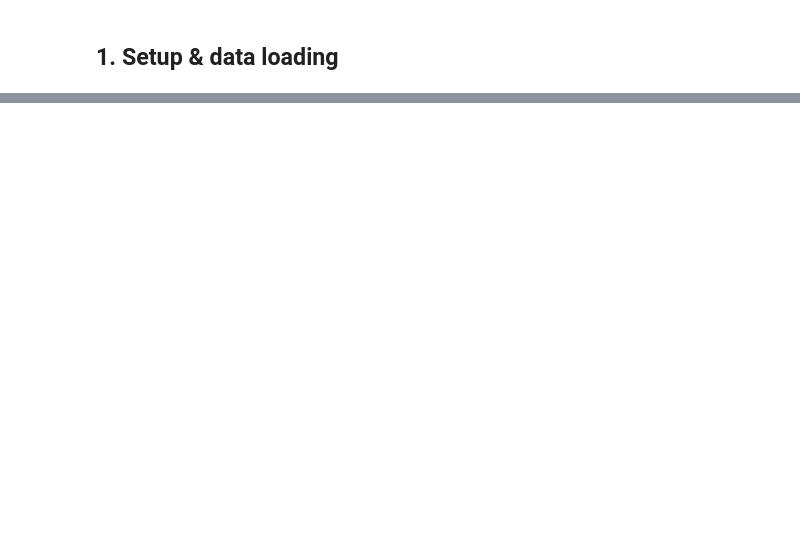
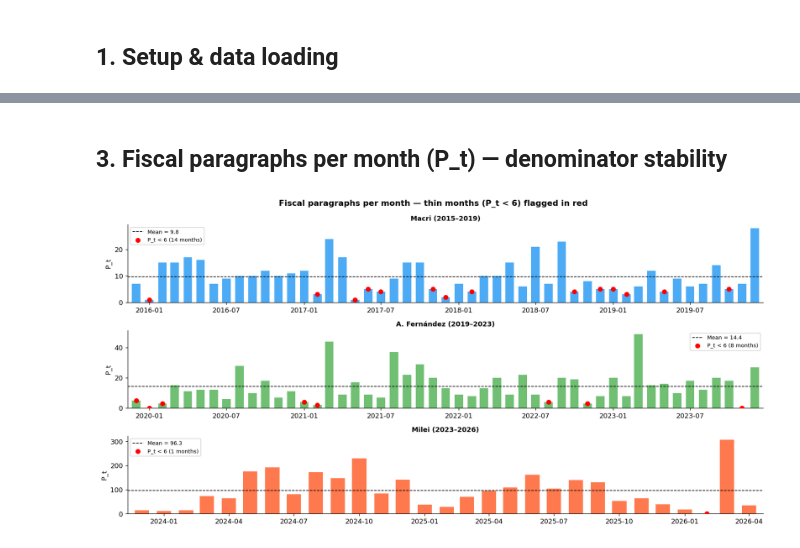
Before and after one commit to rayyaankazi1/Masters-Project, a Jupyter notebook: notebooks/02_eda_signals.ipynb, the cells around one changed output, grey strips where cells are left out. Saved outputs shown, nothing was run; the diff lists cells and outputs as text; code cells hidden in the pictures; blank space fills up the shorter version.

```diff
--- a/notebooks/02_eda_signals.ipynb
+++ b/notebooks/02_eda_signals.ipynb
@@ -575,26 +8,0 @@ plt.show()
-# %%
-# ── Full summary table ────────────────────────────────────────────────────────
-rows = []
-for pres in PRES_ORDER:
-    sub = speech[speech['president'] == pres]
-    hits = sub[sub['total_hits'] > 0]
-    rows.append({
-        'President':              pres,
-        'Speeches':               len(sub),
-        'Speeches w/ signal (%)': f"{(sub['total_hits']>0).mean()*100:.1f}",
-        'Mean hawkish hits':      f"{sub['hawkish_hits_total'].mean():.2f}",
-        'Mean dovish hits':       f"{sub['dovish_hits_total'].mean():.2f}",
-        'Mean net TF (raw)':      f"{sub['net_tf_weighted'].mean():.5f}",
-        'Std net TF':             f"{sub['net_tf_weighted'].std():.5f}",
-        'Mean z-score':           f"{sub['net_tf_weighted_z'].mean():.3f}",
-        'Median z-score':         f"{sub['net_tf_weighted_z'].median():.3f}",
-    })
-
-summary = pd.DataFrame(rows).set_index('President')
-print(summary.T.to_string())
-
-print('\n=== FISCAL PARAGRAPH SHARE ===')
-for pres in PRES_ORDER:
-    sub = para[para['president'] == pres]
-    fiscal = sub['is_fiscal'].sum()
-    print(f'  {pres:6s}: {fiscal:4d}/{len(sub):5d} fiscal paragraphs ({fiscal/len(sub)*100:.1f}%)')
@@ -874,0 +84,21 @@ president
+# %% [markdown]
+## 3. Fiscal paragraphs per month (P_t) — denominator stability
+# %%
+fig, axes = plt.subplots(3, 1, figsize=(14, 7), sharex=False)
+for ax, pres in zip(axes, PRES_ORDER):
+    g = monthly[monthly["president"]==pres].sort_values("ym_dt")
+    ax.bar(g["ym_dt"], g["n_fiscal_paras"], color=PRES_COLORS[pres], alpha=0.8, width=20)
+    ax.axhline(g["n_fiscal_paras"].mean(), color="black", lw=1, ls="--",
+               label=f"Mean = {g['n_fiscal_paras'].mean():.1f}")
+    # Flag thin months
+    thin = g[g["n_fiscal_paras"] < 6]
+    ax.scatter(thin["ym_dt"], thin["n_fiscal_paras"], color="red", zorder=5, s=40,
+               label=f"P_t < 6 ({len(thin)} months)")
+    ax.set_title(PRES_LABELS[pres], fontsize=10, fontweight="bold")
+    ax.set_ylabel("P_t"); ax.legend(fontsize=8)
+    ax.set_xlim(g["ym_dt"].min()-pd.Timedelta(days=20), g["ym_dt"].max()+pd.Timedelta(days=20))
+
+plt.suptitle("Fiscal paragraphs per month — thin months (P_t < 6) flagged in red", fontsize=12, fontweight="bold")
+plt.tight_layout(); plt.show()
+# %% [output]
+[figure, added]
```
Also changed, not shown: parts of 53 cells of this notebook, 8 other files.
